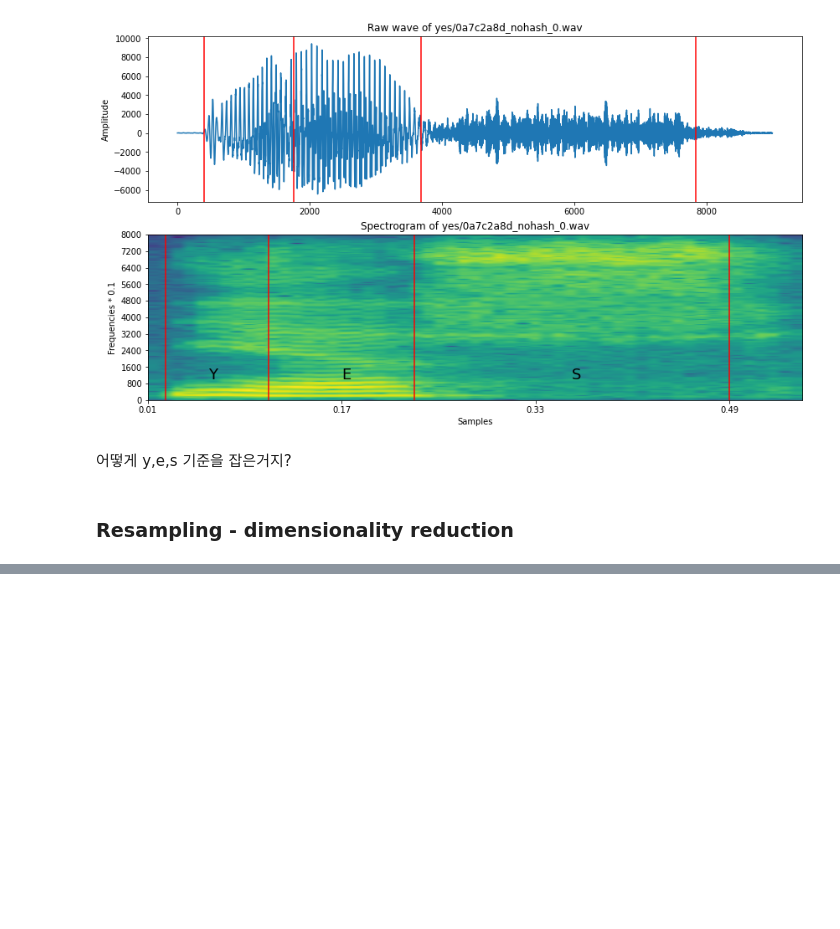
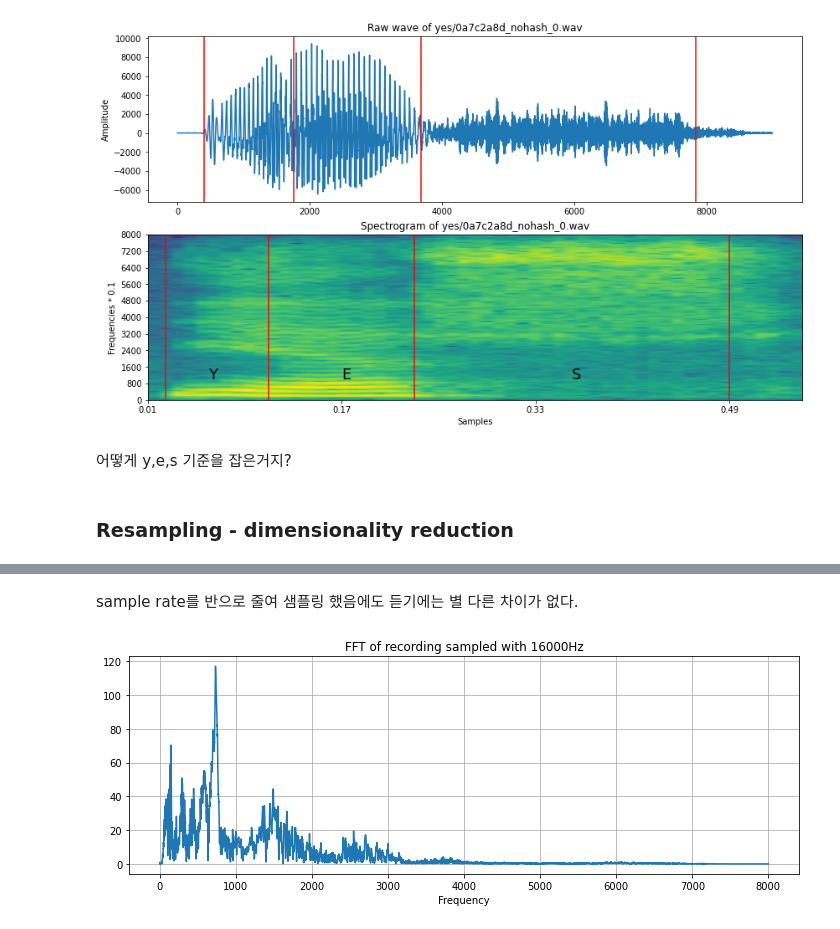
Before and after one commit to jyshin0926/Noise-Reduction, a Jupyter notebook: SpeechDataAnalysis_kaggle.ipynb, the cells around one changed output, grey strips where cells are left out. Saved outputs shown, nothing was run; the diff lists cells and outputs as text; code cells hidden in the pictures; blank space fills up the shorter version.

```diff
--- a/SpeechDataAnalysis_kaggle.ipynb
+++ b/SpeechDataAnalysis_kaggle.ipynb
@@ -269,0 +278,10 @@ for xc in xcoords:
+# %%
+def custom_fft(samples, sample_rate):
+    T = 1.0 / sample_rate
+    N = samples.shape[0]
+    yf = fft(samples)
+    # start, end, num
+    xf = np.linspace(0.0, 1.0/(2.0*T), N//2)
+    # real part만 취함
+    vals = 2.0/N * np.abs(yf[0:N//2])
+    return xf, vals
@@ -269,0 +290,6 @@ for xc in xcoords:
+# %%
+filename = 'happy/0b09edd3_nohash_0.wav'
+new_sample_rate = 8000
+
+sample_rate, samples = wavfile.read(str(train_audio_path) + filename)
+resampled = signal.resample(samples, int(new_sample_rate/sample_rate * samples.shape[0]))
@@ -269,0 +304,12 @@ for xc in xcoords:
+# %% [markdown]
+sample rate를 반으로 줄여 샘플링 했음에도 듣기에는 별 다른 차이가 없다.
+# %%
+xf, vals = custom_fft(samples, sample_rate)
+plt.figure(figsize=(12,4))
+plt.title('FFT of recording sampled with ' + str(sample_rate) + 'Hz')
+plt.plot(xf, vals)
+plt.xlabel('Frequency')
+plt.grid()
+plt.show()
+# %% [output]
+[figure, added]
```
Also changed, not shown: parts of 7 cells of this notebook.
